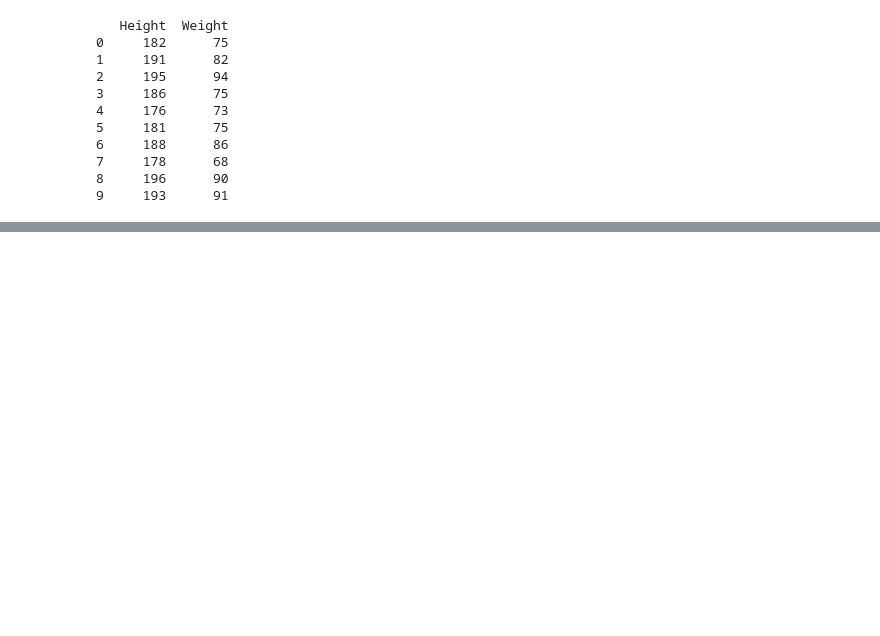
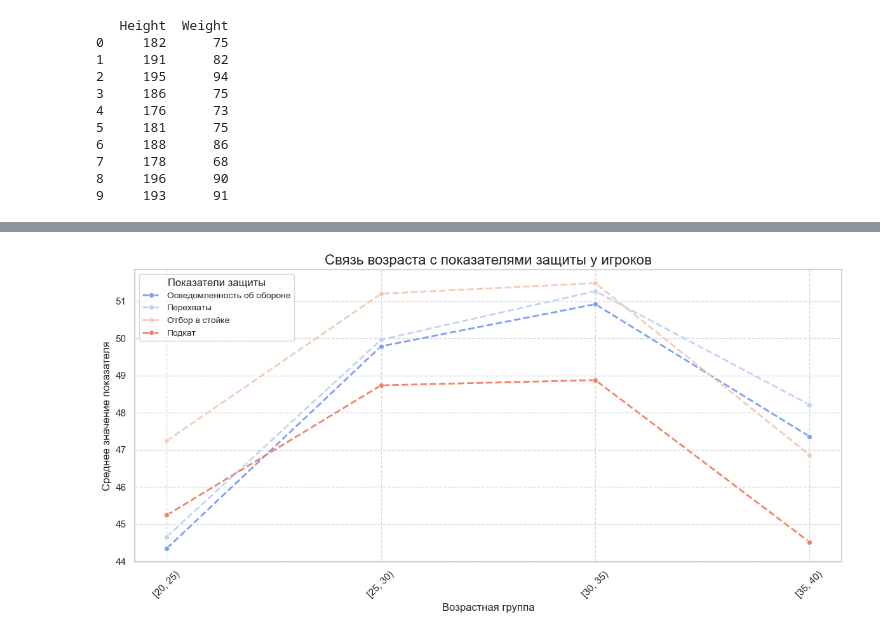
Before and after one commit to BBBtp/FC25-players-dataset, a Jupyter notebook: FC25Players.ipynb, the cells around one changed output, grey strips where cells are left out. Saved outputs shown, nothing was run; the diff lists cells and outputs as text; code cells hidden in the pictures; blank space fills up the shorter version.

```diff
--- a/FC25Players.ipynb
+++ b/FC25Players.ipynb
@@ -541,0 +142,48 @@ for fig in figures:
+# %%
+
+valid_age_mask = (df['Age'] >= 20) & (df['Age'] < 40)
+df = df[valid_age_mask]
+age_bins = pd.IntervalIndex.from_tuples([(20, 25), (25, 30), (30, 35), (35, 40)], closed='left')
+df['Age Group'] = pd.cut(df['Age'], bins=age_bins).astype(str)
+defense_metrics = ['Def Awareness', 'Interceptions', 'Standing Tackle', 'Sliding Tackle']
+metric_translation = {
+    'Def Awareness': 'Осведомленность об обороне',
+    'Interceptions': 'Перехваты',
+    'Standing Tackle': 'Отбор в стойке',
+    'Sliding Tackle': 'Подкат'
+}
+for metric in defense_metrics:
+    df[metric] = pd.to_numeric(df[metric], errors='coerce')
+grouped_data = df.groupby('Age Group')[defense_metrics].mean().reset_index()
+grouped_data['Age Group'] = pd.Categorical(
+    grouped_data['Age Group'],
+    categories=[str(interval) for interval in age_bins],
+    ordered=True
+)
+grouped_data = grouped_data.sort_values('Age Group')
+fig, ax = plt.subplots(figsize=(12, 6))
+palette = sns.color_palette("coolwarm", len(defense_metrics))
+for idx, metric in enumerate(defense_metrics):
+    sns.lineplot(
+        data=grouped_data,
+        x='Age Group',
+        y=metric,
+        label=metric_translation[metric],
+        marker='o',
+        linestyle='--',
+        color=palette[idx],
+        linewidth=2,
+        ax=ax
+    )
+
+ax.set_title("Связь возраста с показателями защиты у игроков", fontsize=16)
+ax.set_xlabel("Возрастная группа", fontsize=12)
+ax.set_ylabel("Среднее значение показателя", fontsize=12)
+ax.legend(title="Показатели защиты", fontsize=10)
+ax.grid(visible=True, linestyle='--', alpha=0.7)
+plt.xticks(rotation=45)
+
+plt.tight_layout()
+plt.show()
+# %% [output]
+[figure, added]
```
Also changed, not shown: parts of 33 cells of this notebook.
